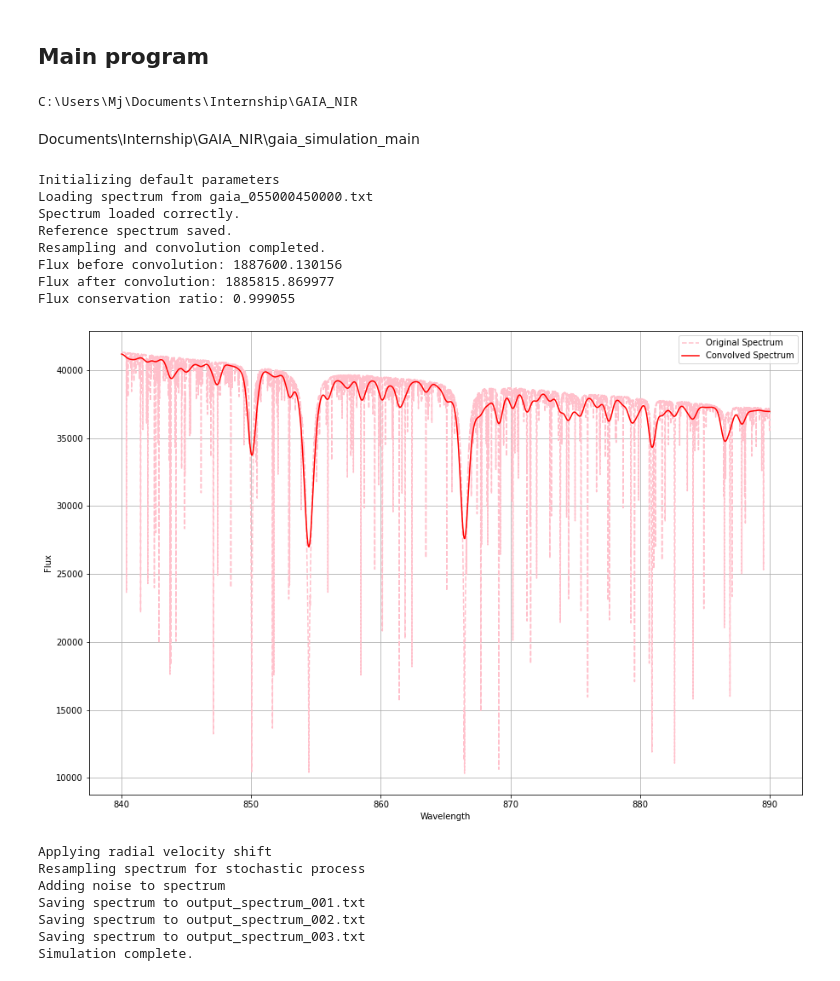
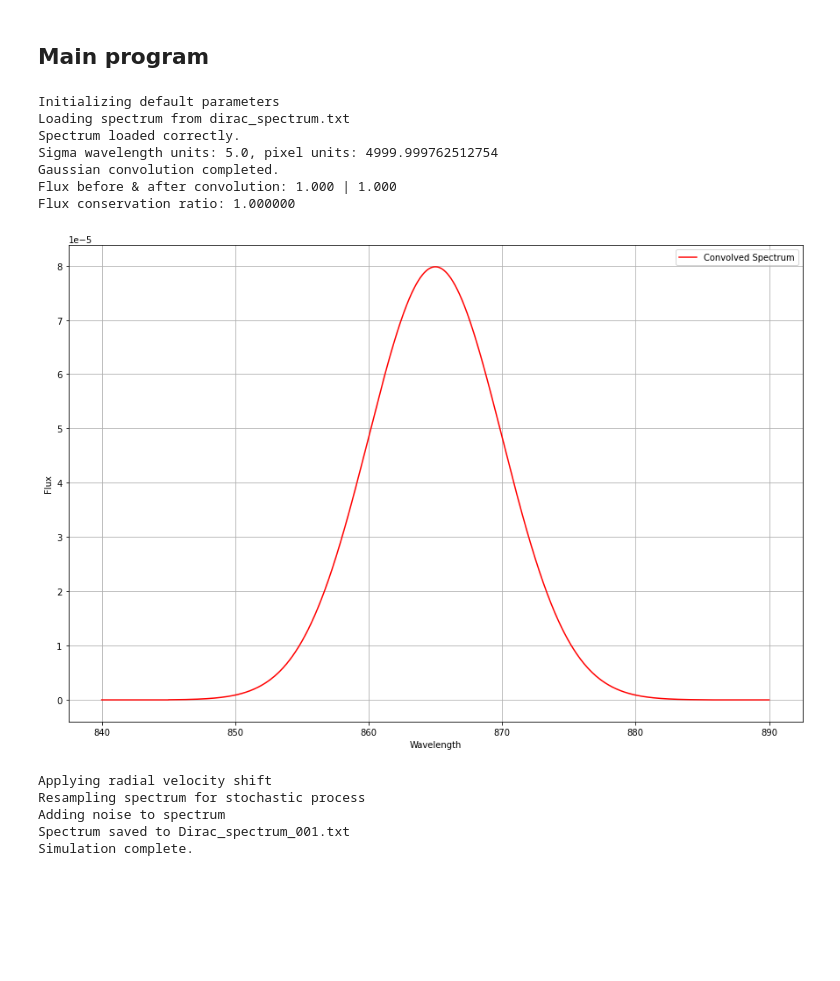
Before and after one commit to mjchavolla/G_NIR, a Jupyter notebook: gaia_simulation_main.ipynb, the cells around one changed output. Saved outputs shown, nothing was run; the diff lists cells and outputs as text; code cells hidden in the pictures; blank space fills up the shorter version.

Commit message:
Add files via upload
v6.0: Dirac Convolution Test & Convolution Method Update

```diff
--- a/gaia_simulation_main.ipynb
+++ b/gaia_simulation_main.ipynb
@@ -27,52 +27,42 @@ import import_ipynb
 import numpy as np
 from spectrum import Spectrum
 from parameters import Parameters
-# %%
-import os
-print(os.getcwd())
-# %% [output]
-C:\Users\Mj\Documents\Internship\GAIA_NIR
-# %% [markdown]
-Documents\Internship\GAIA_NIR\gaia_simulation_main
 # %%
 def main():
     """
     Main function to control the simulation flow.
     """
     params = Parameters()
     spectrum = Spectrum()
 
 
-    spectrum.load_spectrum("gaia_055000450000.txt")
+    spectrum.load_spectrum("dirac_spectrum.txt")
 
-    spectrum.resample_and_convolve().plot_comparison()
+    original_spectrum = spectrum.copy()
+    spectrum.convolve_spectrum().plot_comparison(reference_spectrum=original_spectrum, verbose=False)
 
 
     for i in range(params.num_output_spectra):
-        # Print once for test, change to True to print always
         spectrum.radial_velocity_shift(verbose=(i == 0))
         spectrum.resample_stochastic(verbose=(i == 0))
         spectrum.generate_noise(verbose=(i == 0))
-        spectrum.save_spectrum(output_file=f"output_spectrum_{i+1:03d}.txt")
+        spectrum.save_spectrum(output_file=f"Dirac_spectrum_{i+1:03d}.txt")
 
     print("Simulation complete.")
 
 if __name__ == "__main__":
     main()
 # %% [output]
 Initializing default parameters
-Loading spectrum from gaia_055000450000.txt
+Loading spectrum from dirac_spectrum.txt
 Spectrum loaded correctly.
-Reference spectrum saved.
-Resampling and convolution completed.
-Flux before convolution: 1887600.130156
-Flux after convolution: 1885815.869977
-Flux conservation ratio: 0.999055
+Sigma wavelength units: 5.0, pixel units: 4999.999762512754
+Gaussian convolution completed.
+Flux before & after convolution: 1.000 | 1.000
+Flux conservation ratio: 1.000000
-[figure, old version]
+[figure, new version]
 Applying radial velocity shift
 Resampling spectrum for stochastic process
 Adding noise to spectrum
-Saving spectrum to output_spectrum_001.txt
-Saving spectrum to output_spectrum_002.txt
-Saving spectrum to output_spectrum_003.txt
+Spectrum saved to Dirac_spectrum_001.txt
 Simulation complete.
```
Also changed, not shown: parts of 2 cells of this notebook, 1 other file.
